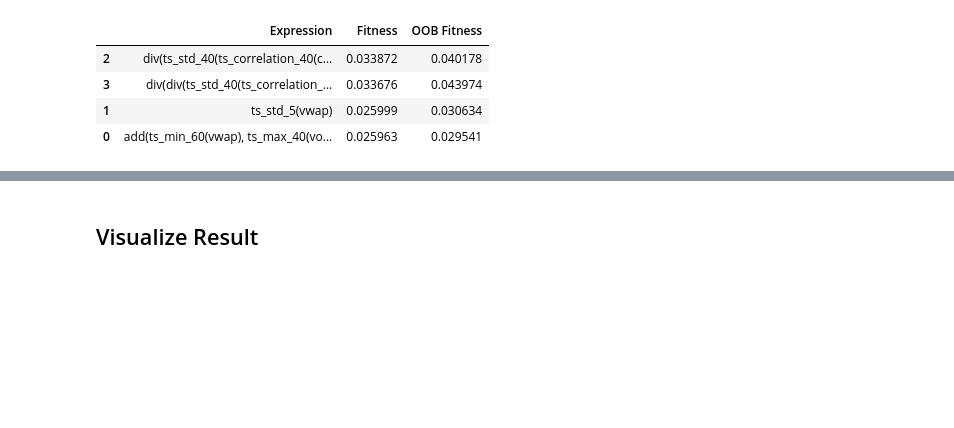
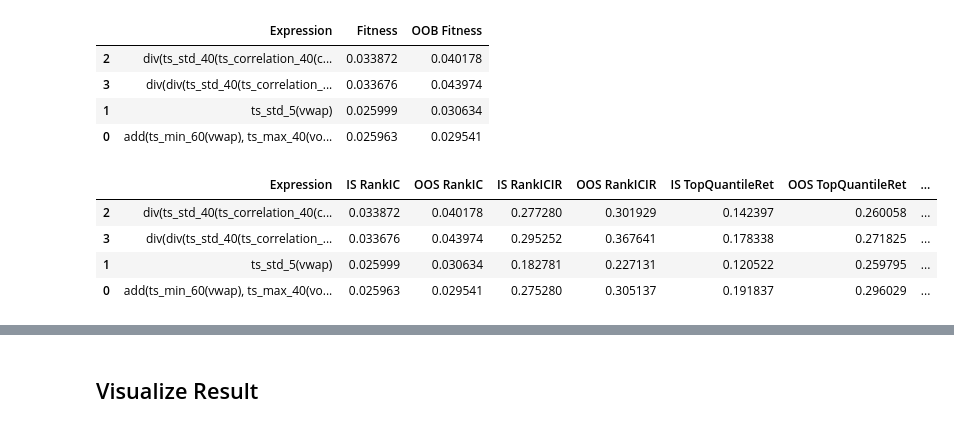
Before and after one commit to pennymax/gplearn, a Jupyter notebook: Functional Demo.ipynb, the cells around one changed output, grey strips where cells are left out. Drawn from its saved outputs; the diff is of its cells as text; code cells hidden in the pictures; blank space fills up the shorter version.

```diff
--- a/Functional Demo.ipynb
+++ b/Functional Demo.ipynb
@@ -115,7 +136,13 @@ res
 | 1 | ts_std_5(vwap) | 0.025999 | 0.030634 |
 | 0 | add(ts_min_60(vwap), ts_max_40(vo... | 0.025963 | 0.029541 |
 # %%
-# best_result = gp_sample.show_program(X, Y,sample_weight=sample_weight,baseline=True)
-# res = pd.DataFrame(best_result).drop_duplicates(subset="表达式").sort_values(by='训练集RankIC',ascending = False)
-# res.to_csv("./GP_demo2.csv",index=False)
-# res
+best_result = gp_sample.show_program(X, Y,sample_weight=sample_weight,baseline=True)
+res = pd.DataFrame(best_result).drop_duplicates(subset="Expression").sort_values(by='IS RankIC',ascending = False)
+res.to_csv("./GP_demo2.csv",index=False)
+res
+# %% [output]
+|  | Expression | IS RankIC | OOS RankIC | IS RankICIR | OOS RankICIR | IS TopQuantileRet | OOS TopQuantileRet | ... |
+| 2 | div(ts_std_40(ts_correlation_40(c... | 0.033872 | 0.040178 | 0.277280 | 0.301929 | 0.142397 | 0.260058 | ... |
+| 3 | div(div(ts_std_40(ts_correlation_... | 0.033676 | 0.043974 | 0.295252 | 0.367641 | 0.178338 | 0.271825 | ... |
+| 1 | ts_std_5(vwap) | 0.025999 | 0.030634 | 0.182781 | 0.227131 | 0.120522 | 0.259795 | ... |
+| 0 | add(ts_min_60(vwap), ts_max_40(vo... | 0.025963 | 0.029541 | 0.275280 | 0.305137 | 0.191837 | 0.296029 | ... |
```
Also changed, not shown: parts of 3 cells of this notebook, 4 other files.
